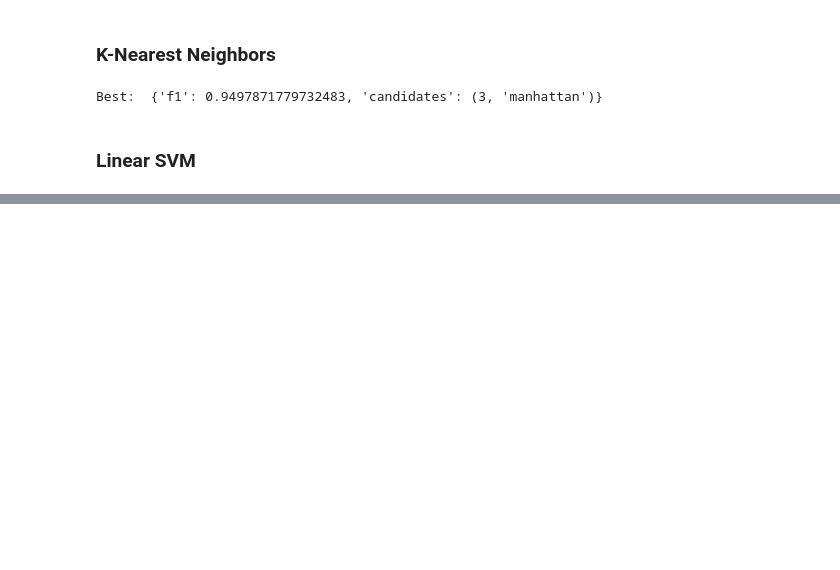
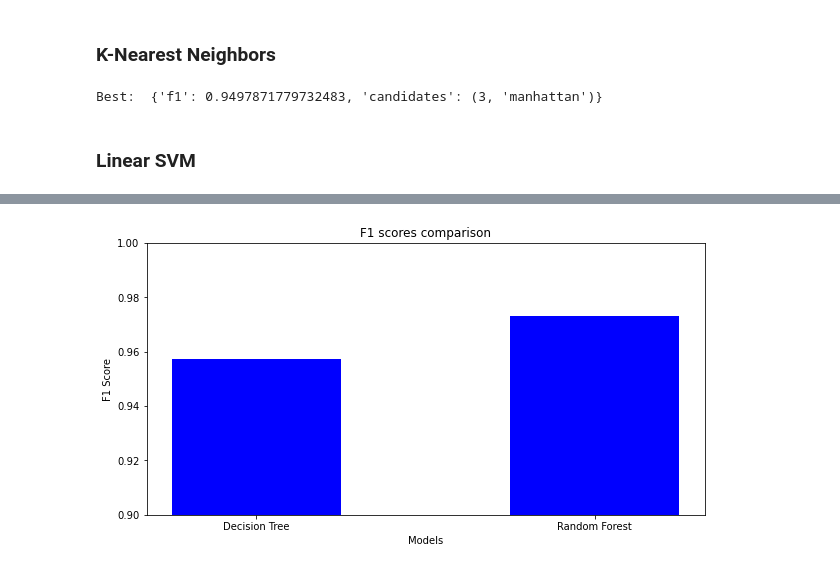
Before and after one commit to joaocarvalho19/Project_ED, a Jupyter notebook: code/code.ipynb, the cells around one changed output, grey strips where cells are left out. Saved outputs shown, nothing was run; the diff lists cells and outputs as text; code cells hidden in the pictures; blank space fills up the shorter version.

```diff
--- a/code/code.ipynb
+++ b/code/code.ipynb
@@ -357,0 +358,16 @@ Mean Accuracy: 0.8534274729965194
+# %%
+#Decision Tree
+final_dt = tree.DecisionTreeClassifier(criterion='gini', max_depth=25)
+final_dt.fit(X_temp, y_temp)
+print("Model created!")
+y_pred = final_dt.predict(X_test)
+print("Prediction done!")
+
+cm_dt = confusion_matrix(y_test, y_pred)
+f1_dt = f1_score(y_test, y_pred, average=None)
+for i in range(len(labels_results)):
+    labels_results[i].append(f1_dt[i])
+
+f1_results["dt"] = f1_dt
+print("F1 Score: ",f1_dt)
+print(labels_results)
@@ -357,0 +457,16 @@ Mean Accuracy: 0.8534274729965194
+# %%
+# Compare f1 scores - avg = "micro"
+values = [f1_dt, f1_rf]
+models = ["Decision Tree", "Random Forest"]
+
+fig = plt.figure(figsize = (10, 5))
+#  Bar plot
+plt.bar(models, values, color ='blue',
+        width = 0.5)
+plt.xlabel("Models")
+plt.ylabel("F1 Score")
+plt.title("F1 scores comparison")
+plt.ylim(0.9,1)
+plt.show()
+# %% [output]
+[figure, added]
```
Also changed, not shown: parts of 30 cells of this notebook.
